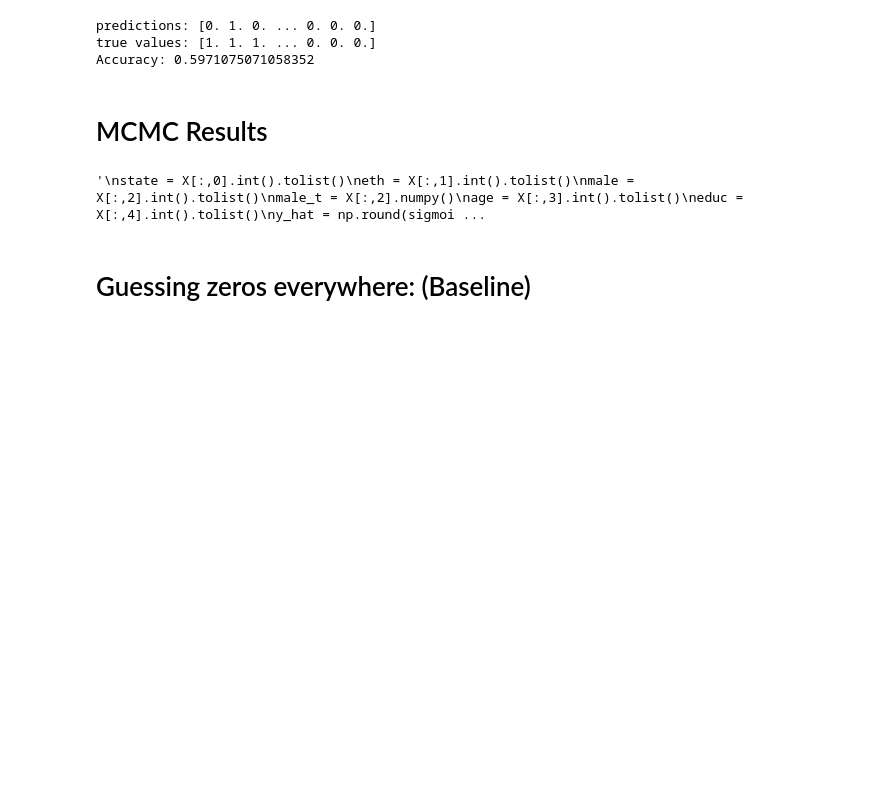
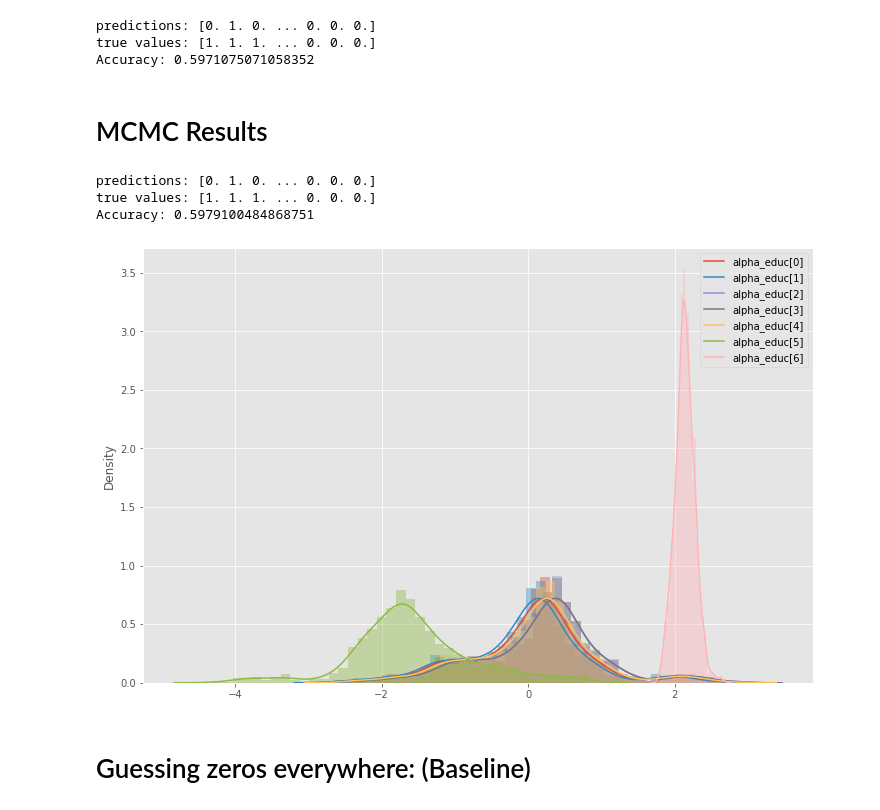
Before and after one commit to JakubReha/misterP, a Jupyter notebook: model.ipynb, the cells around one changed output. Drawn from its saved outputs; the diff is of its cells as text; code cells hidden in the pictures; blank space fills up the shorter version.

```diff
--- a/model.ipynb
+++ b/model.ipynb
@@ -291,11 +292,12 @@ Accuracy: 0.5971075071058352
 # MCMC Results
 # %%
 #hmc_samples = {k: v for k, v in mcmc.get_samples().items()}
-#params_hat_2 = {}
-#for param in params:
-#    params_hat_2[param] = np.asarray(hmc_samples[param].mean(axis=0))
+hmc_samples = np.load('mcmc_posterior.npy', allow_pickle = True)
+params_hat_2 = {}
+params =["alpha_educ", "alpha_eth", "alpha_age", "gammas", "beta_male", "alpha_educ_age", "alpha_educ_eth", "alpha_male_eth"]
+for param in params:
+    params_hat_2[param] = hmc_samples.item()[param].mean(axis=0)
 # %%
-"""
 state = X[:,0].int().tolist()
 eth = X[:,1].int().tolist()
 male = X[:,2].int().tolist()
@@ -304,15 +306,24 @@ age = X[:,3].int().tolist()
 educ = X[:,4].int().tolist()
 y_hat = np.round(sigmoid_n(params_hat_2["gammas"][5]+ params_hat_2["gammas"][6]* states_x[:,0][state]+ params_hat_2["gammas"][states_x[:,1][state].int().tolist()] +params_hat_2["alpha_educ"][educ]+ params_hat_2["alpha_eth"][eth] + params_hat_2["alpha_age"][age] + params_hat_2["alpha_male_eth"][male, eth] + params_hat_2["alpha_educ_age"][educ, age] + params_hat_2["alpha_educ_eth"][educ, eth] +params_hat_2["beta_male"]*male_t))
 y_true = y.numpy()
-y_hat = y_hat.numpy()
+y_hat = y_hat
 print("predictions:", y_hat)
 print("true values:", y_true)
 
 # evaluate prediction accuracy
 print("Accuracy:", 1.0*np.sum(y_hat == y_true) / len(y_true))
-"""
 # %% [output]
-'\nstate = X[:,0].int().tolist()\neth = X[:,1].int().tolist()\nmale = X[:,2].int().tolist()\nmale_t = X[:,2].numpy()\nage = X[:,3].int().tolist()\neduc = X[:,4].int().tolist()\ny_hat = np.round(sigmoi ...
+predictions: [0. 1. 0. ... 0. 0. 0.]
+true values: [1. 1. 1. ... 0. 0. 0.]
+Accuracy: 0.5979100484868751
+# %%
+n_cat = 7
+for c in range(n_cat):
+    sns.distplot(hmc_samples.item()["gammas"][:,c])
+plt.legend(["alpha_educ[%d]" % c for c in range(n_cat)])
+plt.show()
+# %% [output]
+[figure, added]
 # %% [markdown]
 # Guessing zeros everywhere: (Baseline)
 # %%
```
Also changed, not shown: parts of 13 cells of this notebook, 4 other files.
